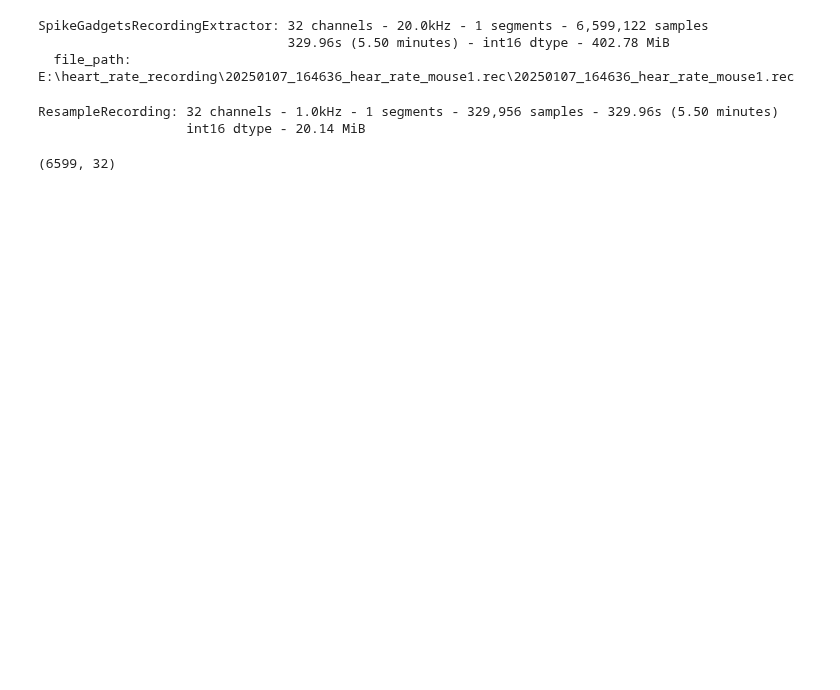
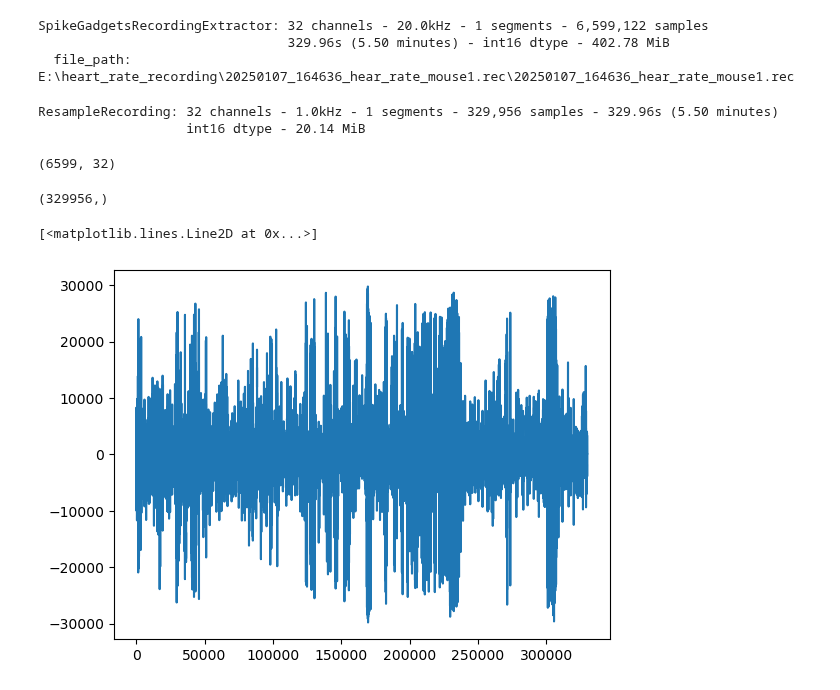
Before and after one commit to padillacoreanolab/respiratory_pilot, a Jupyter notebook: readinfile.ipynb, the cells around one changed output. Saved outputs shown, nothing was run; the diff lists cells and outputs as text; code cells hidden in the pictures; blank space fills up the shorter version.

```diff
--- a/readinfile.ipynb
+++ b/readinfile.ipynb
@@ -40,4 +40,14 @@ ResampleRecording: 32 channels - 1.0kHz - 1 segments - 329,956 samples - 329.96s
 traces.shape
 # %% [output]
 (6599, 32)
+# %%
+car = np.mean(traces, 1)
+car.shape
+# %% [output]
+(329956,)
+# %%
+plt.plot(car)
+# %% [output]
+[<matplotlib.lines.Line2D at 0x...>]
+[figure, added]
 # %%
```
Also changed, not shown: parts of 2 cells of this notebook, 2 other files.
